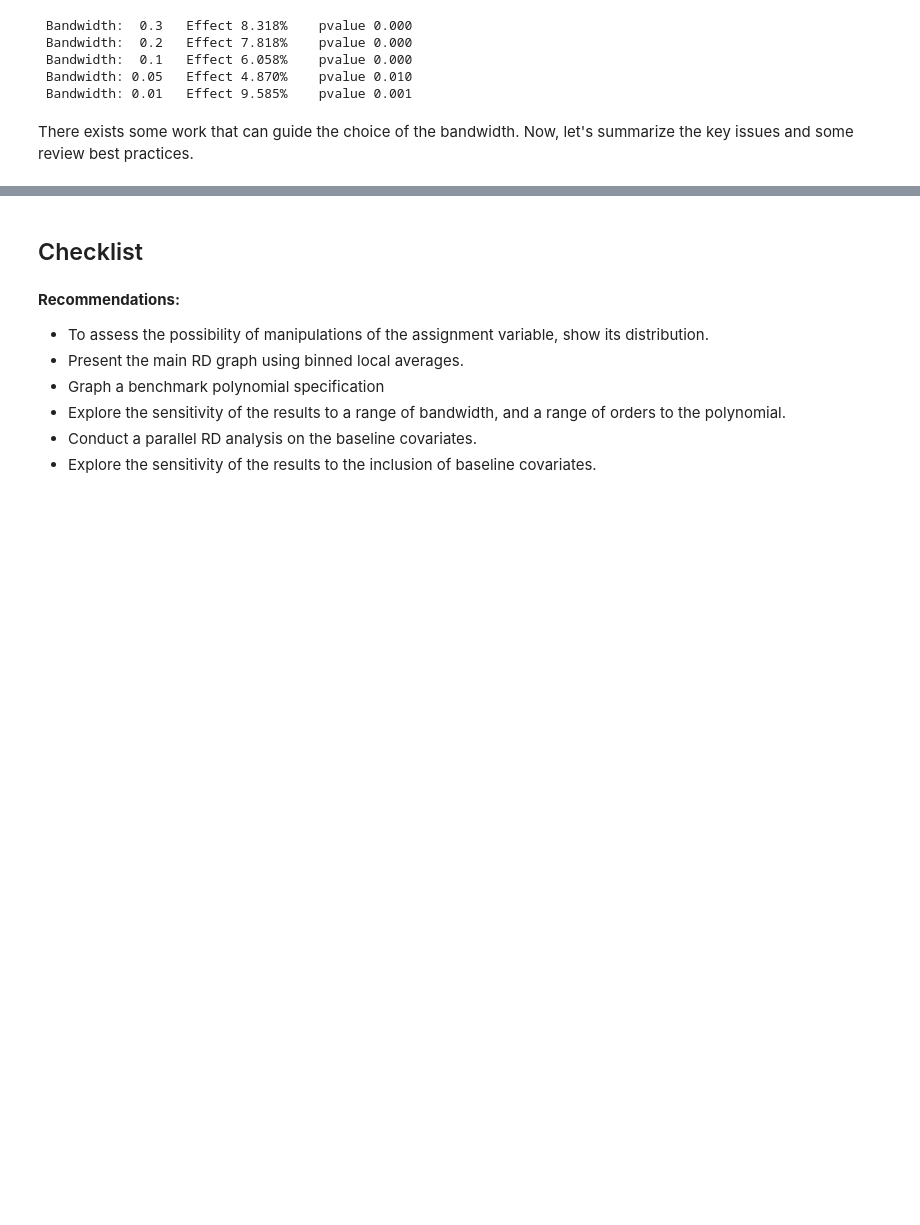
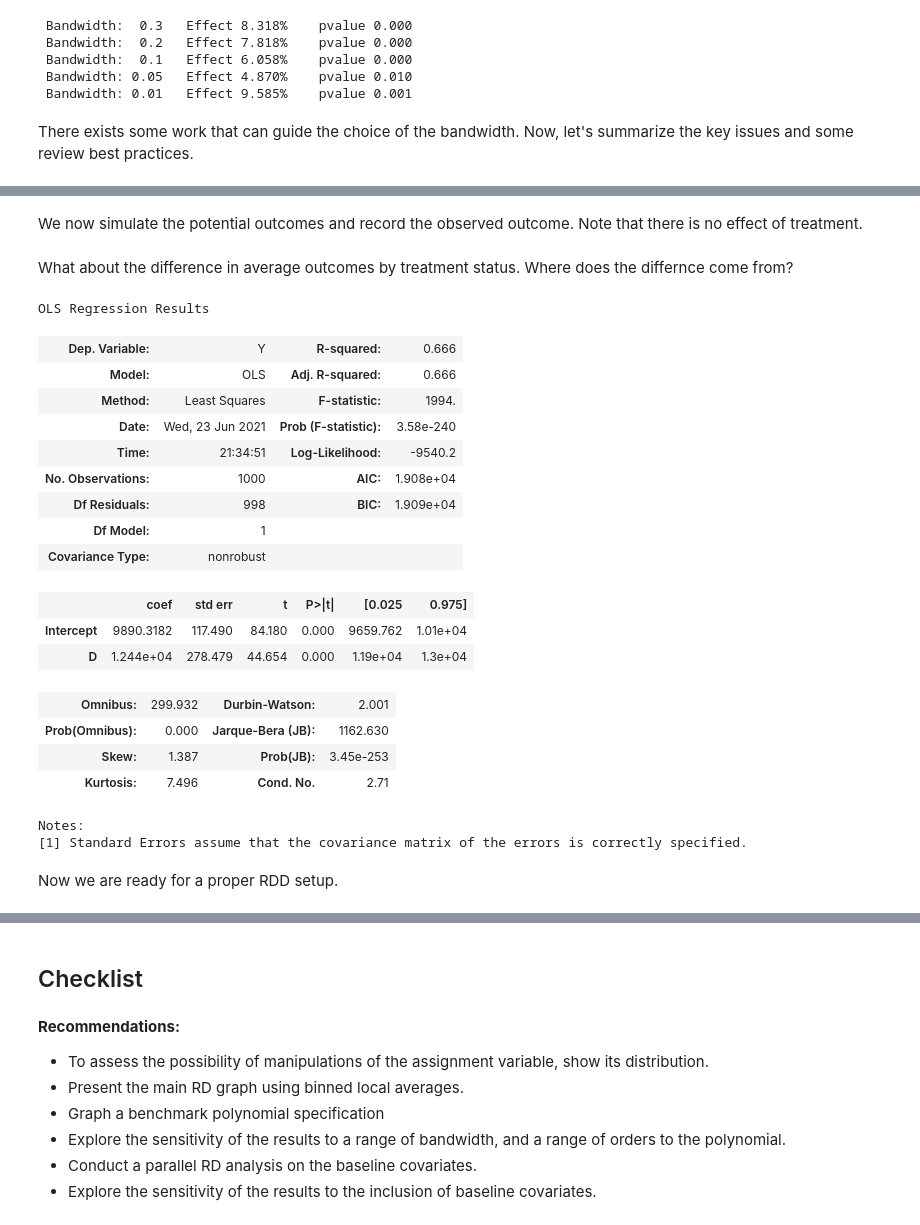
Before and after one commit to OpenSourceEconomics/ose-course-data-science, a Jupyter notebook: lectures/regression-discontinuity/notebook.ipynb, the cells around one changed output, grey strips where cells are left out. Drawn from its saved outputs; the diff is of its cells as text; code cells hidden in the pictures; blank space fills up the shorter version.

```diff
--- a/lectures/regression-discontinuity/notebook.ipynb
+++ b/lectures/regression-discontinuity/notebook.ipynb
@@ -439,0 +444,53 @@ There exists some work that can guide the choice of the bandwidth. Now, let's su
+# %%
+df = pd.DataFrame(columns=["Y", "Y1", "Y0", "X", "X2"], dtype=float)
+
+# We simulate a running variable, truncate it at
+# zero and restrict it below 240.
+df["X"] = np.random.normal(100, 50, 1000)
+df.loc[df["X"] < 0, 'X'] = 0
+df = df[df["X"] < 280]
+
+df["X2"] = df["X"] ** 2
+
+df['D'] = 0
+df.loc[df["X"] > 140, 'D'] = 1
+# %% [markdown]
+We now simulate the potential outcomes and record the observed outcome. Note that there is no effect of treatment.
+# %%
+def get_outcomes(x, d):
+    level = 10000 - 100 * x + x ** 2
+    eps = np.random.normal(0, 1000, 2)
+    y1, y0 = level  + eps
+    y = d * y1 + (1 - d) * y0
+
+    return y, y1, y0
+
+for idx, row in df.iterrows():
+    df.loc[idx, ["Y", "Y1", "Y0"]] = get_outcomes(row["X"], row["D"])
+df = df.astype(float)
+# %% [markdown]
+What about the difference in average outcomes by treatment status. Where does the differnce come from?
+# %%
+smf.ols(formula="Y ~ D", data=df).fit().summary()
+# %% [output]
+OLS Regression Results
+| Dep. Variable: | Y | R-squared: | 0.666 |
+| Model: | OLS | Adj. R-squared: | 0.666 |
+| Method: | Least Squares | F-statistic: | 1994. |
+| Date: | Wed, 23 Jun 2021 | Prob (F-statistic): | 3.58e-240 |
+| Time: | 21:34:51 | Log-Likelihood: | -9540.2 |
+| No. Observations: | 1000 | AIC: | 1.908e+04 |
+| Df Residuals: | 998 | BIC: | 1.909e+04 |
+| Df Model: | 1 |  |  |
+| Covariance Type: | nonrobust |  |  |
+|  | coef | std err | t | P>|t| | [0.025 | 0.975] |
+| Intercept | 9890.3182 | 117.490 | 84.180 | 0.000 | 9659.762 | 1.01e+04 |
+| D | 1.244e+04 | 278.479 | 44.654 | 0.000 | 1.19e+04 | 1.3e+04 |
+| Omnibus: | 299.932 | Durbin-Watson: | 2.001 |
+| Prob(Omnibus): | 0.000 | Jarque-Bera (JB): | 1162.630 |
+| Skew: | 1.387 | Prob(JB): | 3.45e-253 |
+| Kurtosis: | 7.496 | Cond. No. | 2.71 |
+Notes:
+[1] Standard Errors assume that the covariance matrix of the errors is correctly specified.
+# %% [markdown]
+Now we are ready for a proper RDD setup.
```
Also changed, not shown: parts of 7 cells of this notebook.
